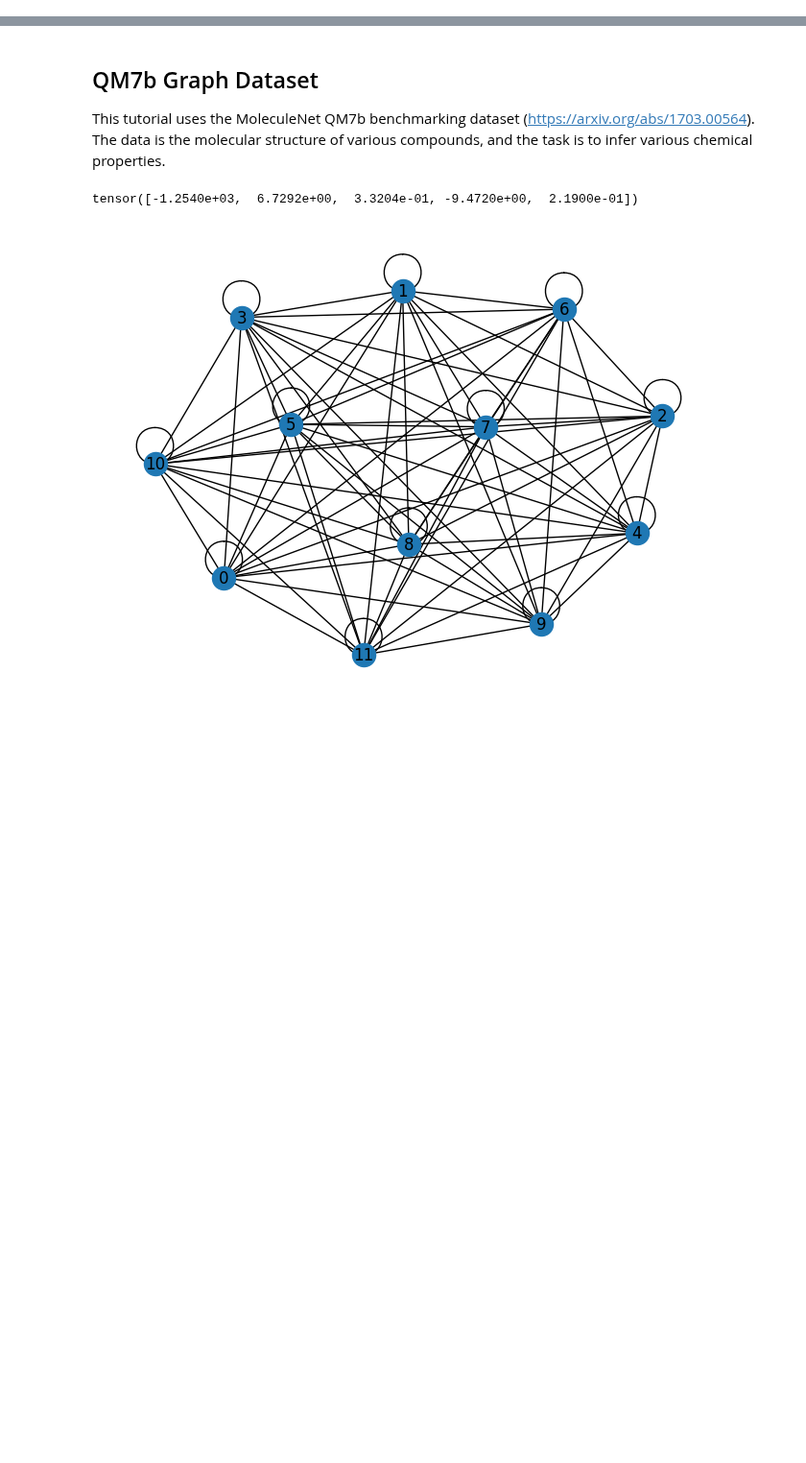
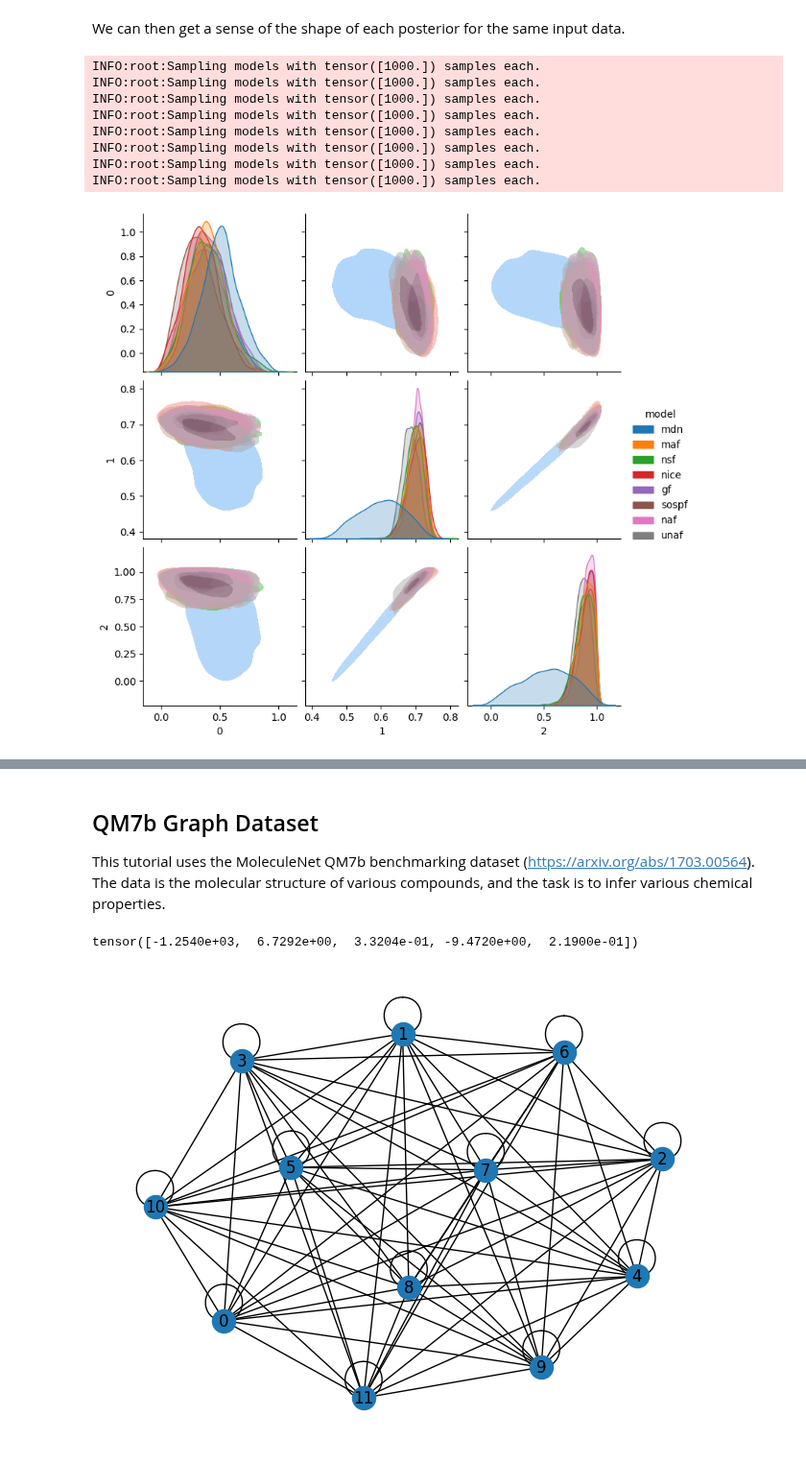
Before and after one commit to maho3/ltu-ili, a Jupyter notebook: notebooks/lampe.ipynb, the cells around one changed output, grey strips where cells are left out. Shown at 96% size. Saved outputs shown, nothing was run; the diff lists cells and outputs as text; code cells hidden in the pictures; blank space fills up the shorter version.

```diff
--- a/notebooks/lampe.ipynb
+++ b/notebooks/lampe.ipynb
@@ -28,0 +135,31 @@ Device: cuda
+# %%
+xv, tv = val_loader.get_all_data(), val_loader.get_all_parameters()
+
+metrics = {}
+# %% [markdown]
+We can then get a sense of the shape of each posterior for the same input data.
+# %%
+# specify an observation
+xobs, tobs = xv[0], tv[0]
+
+# sample from posteriors
+Nsamp = 1_000
+sampobs = []
+for m, p in posteriors.items():
+    sampobs.append(p.sample((Nsamp,), xobs))
+
+# plot a corner plot
+_s = pd.DataFrame(np.concatenate(sampobs, axis=0))
+_s['model'] = np.concatenate([[m] * Nsamp for m in models])
+g = sns.pairplot(_s, hue='model', palette='tab10', kind='kde',
+                 plot_kws={'alpha': 0.5, 'levels': 3, 'fill': True})
+# %% [output]
+INFO:root:Sampling models with tensor([1000.]) samples each.
+INFO:root:Sampling models with tensor([1000.]) samples each.
+INFO:root:Sampling models with tensor([1000.]) samples each.
+INFO:root:Sampling models with tensor([1000.]) samples each.
+INFO:root:Sampling models with tensor([1000.]) samples each.
+INFO:root:Sampling models with tensor([1000.]) samples each.
+INFO:root:Sampling models with tensor([1000.]) samples each.
+INFO:root:Sampling models with tensor([1000.]) samples each.
+[figure, added]
```
Also changed, not shown: parts of 16 cells of this notebook, 8 other files.
